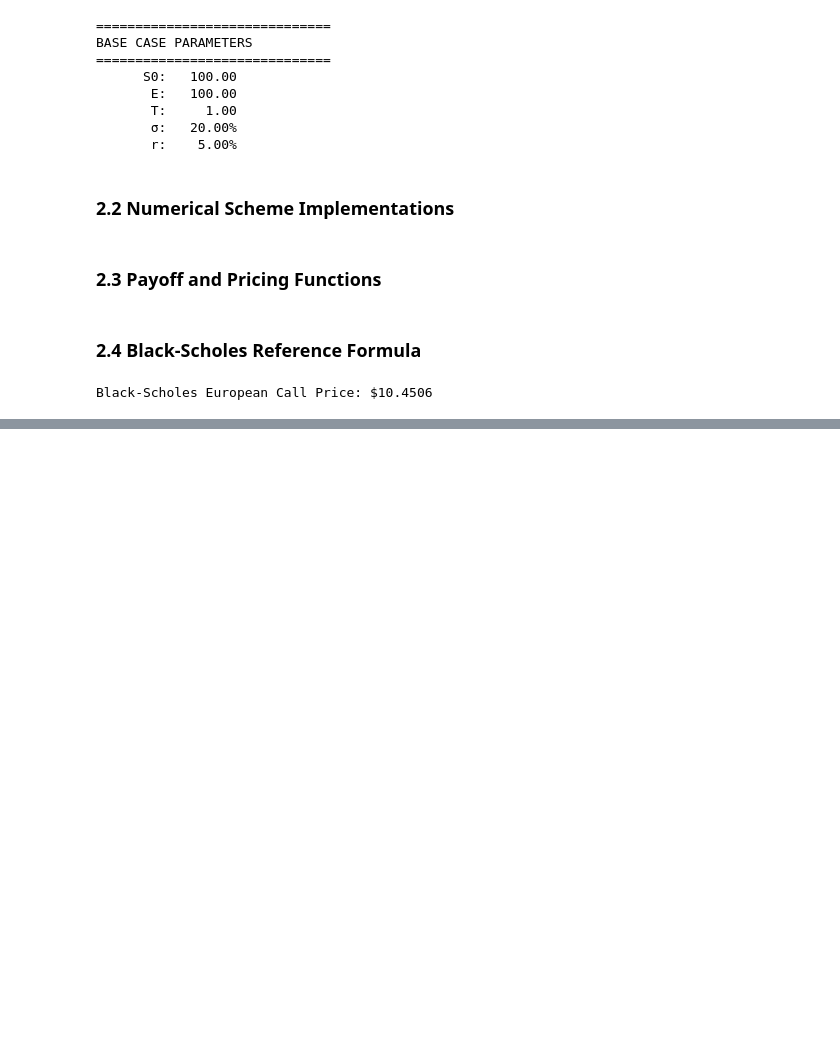
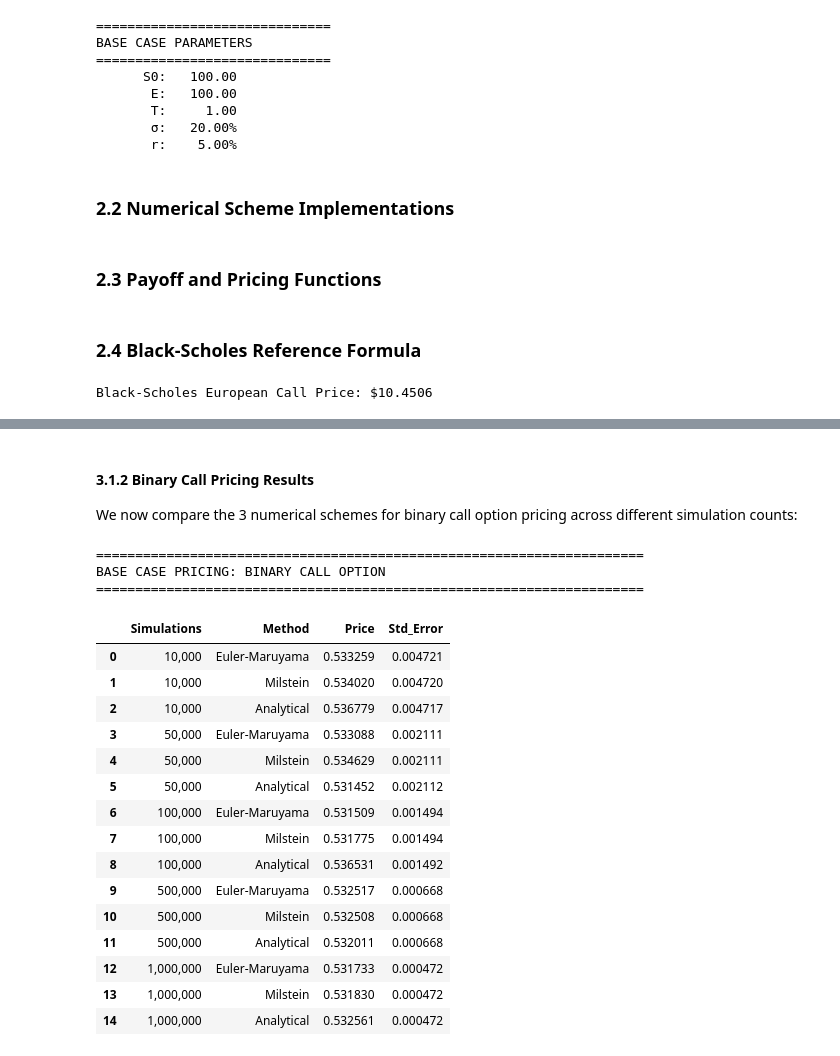
Before and after one commit to Ailurus-Feline/portfolio, a Jupyter notebook: quant/CQF/exam2/report.ipynb, the cells around one changed output, grey strips where cells are left out. Cells and saved outputs as stored; diff of their text form; code cells hidden in the pictures; blank space fills up the shorter version.

```diff
--- a/quant/CQF/exam2/report.ipynb
+++ b/quant/CQF/exam2/report.ipynb
@@ -349,0 +460,78 @@ Black-Scholes European Call Price: $10.4506
+# %% [markdown]
+#### 3.1.2 Binary Call Pricing Results
+We now compare the 3 numerical schemes for binary call option pricing across different simulation counts:
+# %%
+# Binary call pricing
+print("=" * 70)
+print("BASE CASE PRICING: BINARY CALL OPTION")
+print("=" * 70)
+
+for n_sims in sim_cnts:
+    # Euler-Maruyama
+    S_em = euler_maruyama(base_params["S0"], base_params["r"], base_params["sigma"],
+                          base_params["T"], n_sims, n_steps)
+    payoff_em = binary_call_payoff(S_em, base_params["E"])
+    price_em, std_error_em = monte_carlo_price(payoff_em, discount_factor)
+
+    results_bin.append({
+        "Simulations": n_sims,
+        "Method": "Euler-Maruyama",
+        "Price": price_em,
+        "Std_Error": std_error_em
+    })
+
+    # Milstein
+    S_mil = milstein(base_params["S0"], base_params["r"], base_params["sigma"],
+                     base_params["T"], n_sims, n_steps)
+    payoff_mil = binary_call_payoff(S_mil, base_params["E"])
+    price_mil, std_error_mil = monte_carlo_price(payoff_mil, discount_factor)
+
+    results_bin.append({
+        "Simulations": n_sims,
+        "Method": "Milstein",
+        "Price": price_mil,
+        "Std_Error": std_error_mil
+    })
+
+    # Analytical
+    S_gbm = GBM_solution(base_params["S0"], base_params["r"], base_params["sigma"],
+                               base_params["T"], n_sims)
+    payoff_gbm = binary_call_payoff(S_gbm, base_params["E"])
+    price_gbm, std_error_gbm = monte_carlo_price(payoff_gbm, discount_factor)
+
+    results_bin.append({
+        "Simulations": n_sims,
+        "Method": "Analytical",
+        "Price": price_gbm,
+        "Std_Error": std_error_gbm
+    })
+
+df_bin_results = pd.DataFrame(results_bin)
+
+# Display Binary call results table
+df_bin_display = df_bin_results.copy()
+df_bin_display["Simulations"] = df_bin_display["Simulations"].apply(lambda x: f"{x:,}")
+df_bin_display["Price"] = df_bin_display["Price"].apply(lambda x: f"{x:.6f}")
+df_bin_display["Std_Error"] = df_bin_display["Std_Error"].apply(lambda x: f"{x:.6f}")
+
+display(df_bin_display)
+# %% [output]
+======================================================================
+BASE CASE PRICING: BINARY CALL OPTION
+======================================================================
+|  | Simulations | Method | Price | Std_Error |
+| 0 | 10,000 | Euler-Maruyama | 0.533259 | 0.004721 |
+| 1 | 10,000 | Milstein | 0.534020 | 0.004720 |
+| 2 | 10,000 | Analytical | 0.536779 | 0.004717 |
+| 3 | 50,000 | Euler-Maruyama | 0.533088 | 0.002111 |
+| 4 | 50,000 | Milstein | 0.534629 | 0.002111 |
+| 5 | 50,000 | Analytical | 0.531452 | 0.002112 |
+| 6 | 100,000 | Euler-Maruyama | 0.531509 | 0.001494 |
+| 7 | 100,000 | Milstein | 0.531775 | 0.001494 |
+| 8 | 100,000 | Analytical | 0.536531 | 0.001492 |
+| 9 | 500,000 | Euler-Maruyama | 0.532517 | 0.000668 |
+| 10 | 500,000 | Milstein | 0.532508 | 0.000668 |
+| 11 | 500,000 | Analytical | 0.532011 | 0.000668 |
+| 12 | 1,000,000 | Euler-Maruyama | 0.531733 | 0.000472 |
+| 13 | 1,000,000 | Milstein | 0.531830 | 0.000472 |
+| 14 | 1,000,000 | Analytical | 0.532561 | 0.000472 |
```
Also changed, not shown: parts of 13 cells of this notebook.
